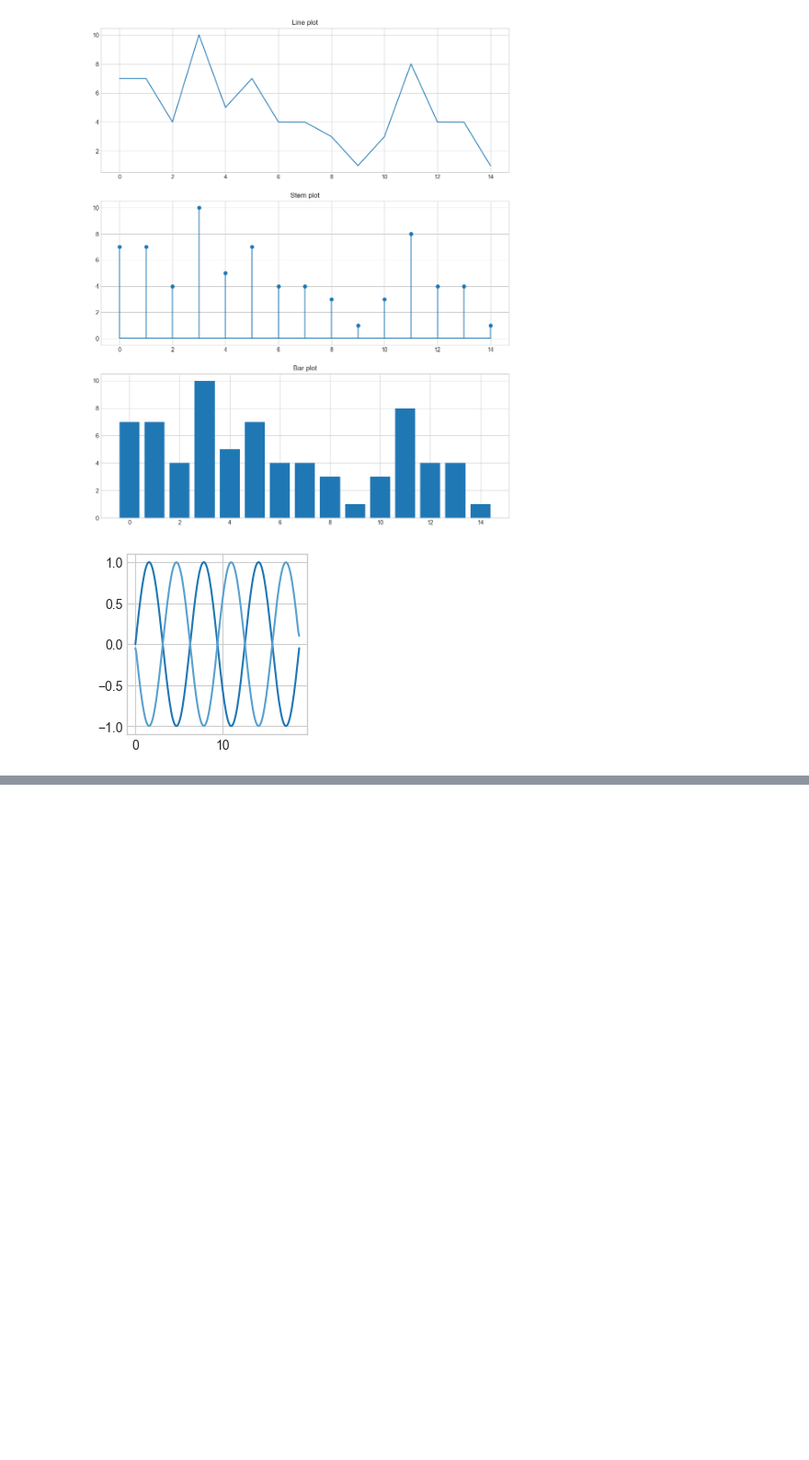
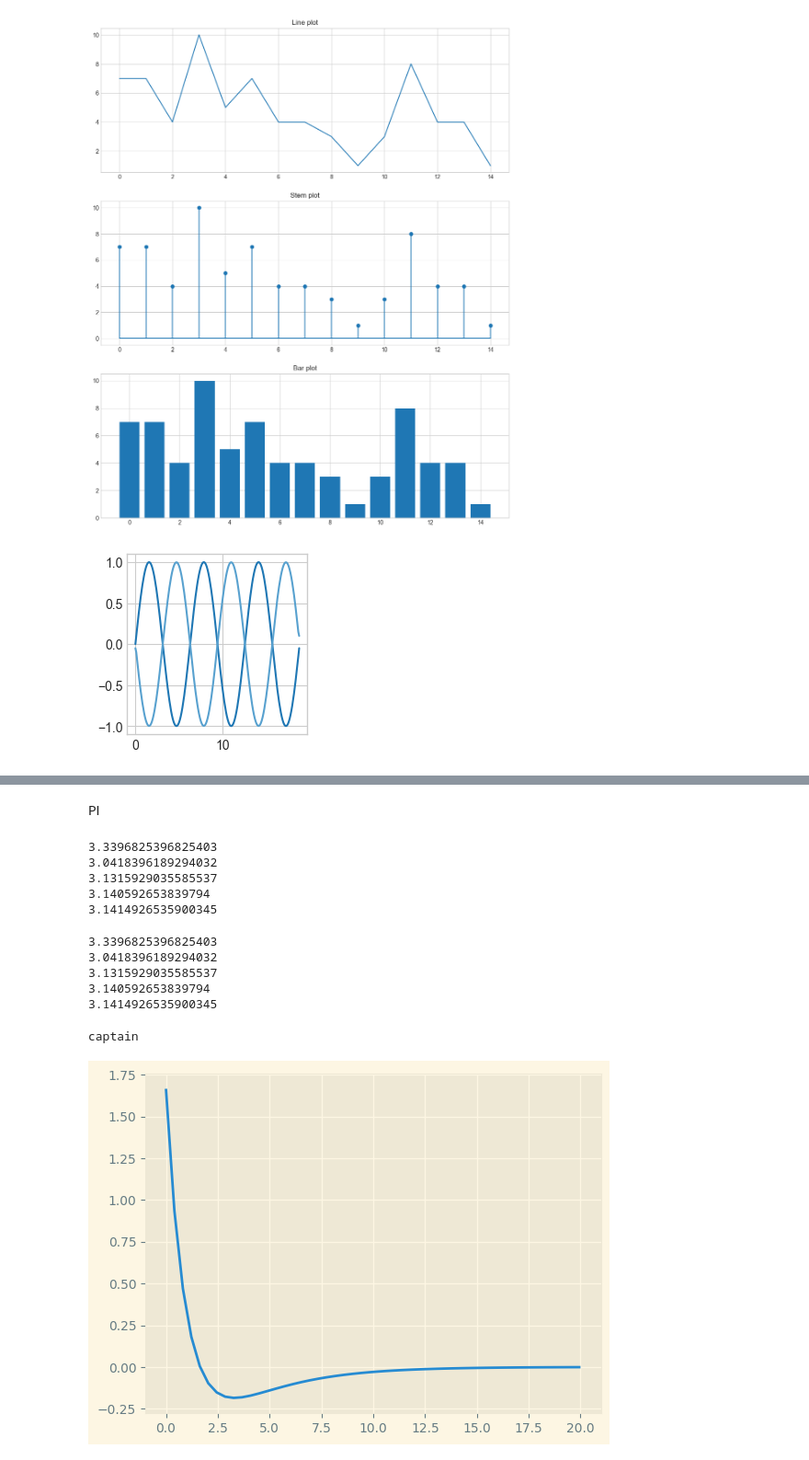
Before and after one commit to zodwick/SC-Lab-Questions-MEC, a Jupyter notebook: questuin.ipynb, the cells around one changed output, grey strips where cells are left out. Shown at 92% size. Drawn from its saved outputs; the diff is of its cells as text; code cells hidden in the pictures; blank space fills up the shorter version.

```diff
--- a/questuin.ipynb
+++ b/questuin.ipynb
@@ -232,0 +305,79 @@ plt.show()
+# %% [markdown]
+PI
+# %%
+N=[5,10,100,1000,10000]
+
+for value in N:
+    sums=1
+    for n in range(1,value):
+        f=((-1)**n)*1/(2*n+1)
+        sums=sums+f
+    pi=4*sums
+    print(pi)
+# %% [output]
+3.3396825396825403
+3.0418396189294032
+3.1315929035585537
+3.140592653839794
+3.1414926535900345
+# %%
+import numpy as np
+import matplotlib.pyplot as plt
+import math
+T=20
+N=[5,10,100,1000,10000]
+for value in N:
+    sum=1
+    for n in range(1, value):
+        term = ((-1)**n)*1/(2*n+1)
+        sum=sum+term
+
+    pi_value =4*sum
+    print(pi_value)
+    i+=1
+# %% [output]
+3.3396825396825403
+3.0418396189294032
+3.1315929035585537
+3.140592653839794
+3.1414926535900345
+# %%
+d={
+    "apple":"captain",
+    "sun":"thor"}
+
+l=['sun','apple','apple','apple','sun']
+csun,capple=0,0
+
+for j in l:
+        if j=='sun':
+             csun+=1
+        else:
+            capple+=1
+
+if csun>capple:
+    print(d["sun"])
+else:
+    print(d["apple"])
+# %% [output]
+captain
+# %%
+import numpy as np
+import matplotlib.pyplot as plt
+import scipy
+def model(i,t):
+    term = ((-5*math.exp(-t))/r)-(i/(rc))
+    return term
+
+r=3
+rc=3
+t=np.linspace(0,20)
+V=5
+i0=V/r
+plt.style.use('Solarize_Light2')
+
+oi=scipy.integrate.odeint(model,i0,t)
+plt.plot(t,oi)
+plt.show()
+# %% [output]
+[figure, added]
```
Also changed, not shown: parts of 4 cells of this notebook.
